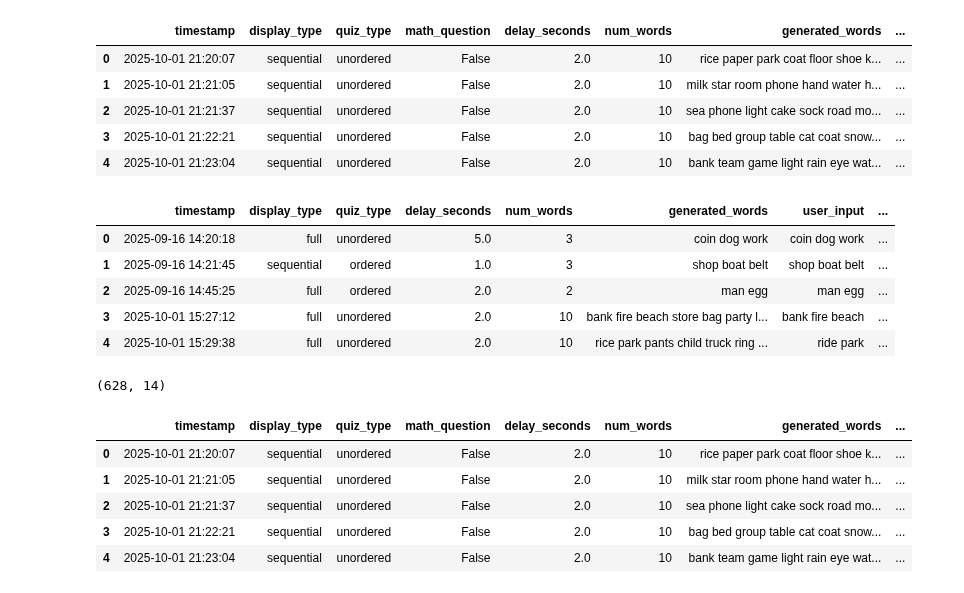
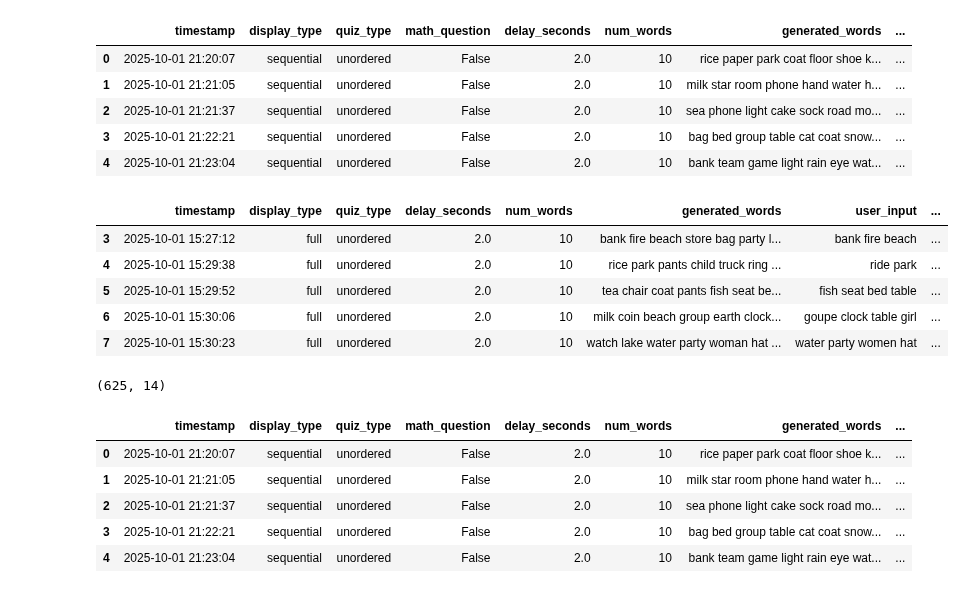
Before and after one commit to MagicBOTAlex/02464-experiments, a Jupyter notebook: HumanRecall/dataProcess.ipynb, the cells around one changed output. Drawn from its saved outputs; the diff is of its cells as text; code cells hidden in the pictures.

```diff
--- a/HumanRecall/dataProcess.ipynb
+++ b/HumanRecall/dataProcess.ipynb
@@ -136,30 +136,40 @@ df_zhen.head()
 # %%
 import numpy as np
 import pandas as pd
 
 def add_block_counter(df: pd.DataFrame, block=20, col="test", start=1):
     """Adds col where values increment by 1 every `block` rows: 1..2..3..."""
     if df is None or df.empty:
         return pd.DataFrame({col: pd.Series(dtype="Int64")})
     out = df.copy()
     out[col] = (np.arange(len(out)) // block) + start
     return out
 
+def removeUnexpectedNumOfWords(df: pd.DataFrame, num: int = 10):
+    out = df[df["num_words"] == num]
+    return out
+
+# Remove all where num of words is not 10
+df_zhen    = removeUnexpectedNumOfWords(df_zhen)
+df_alex    = removeUnexpectedNumOfWords(df_alex)
+df_laibah  = removeUnexpectedNumOfWords(df_laibah)
+df_kaitlyn = removeUnexpectedNumOfWords(df_kaitlyn)
+
+
 # Apply to each dataframe
 df_zhen    = add_block_counter(df_zhen,    block=20, col="test", start=1)
 df_alex    = add_block_counter(df_alex,    block=20, col="test", start=1)
 df_laibah  = add_block_counter(df_laibah,  block=20, col="test", start=1)
 df_kaitlyn = add_block_counter(df_kaitlyn, block=20, col="test", start=1)
 
-
 df_laibah.head()
 # %% [output]
 |  | timestamp | display_type | quiz_type | delay_seconds | num_words | generated_words | user_input | ... |
-| 0 | 2025-09-16 14:20:18 | full | unordered | 5.0 | 3 | coin dog work | coin dog work | ... |
-| 1 | 2025-09-16 14:21:45 | sequential | ordered | 1.0 | 3 | shop boat belt | shop boat belt | ... |
-| 2 | 2025-09-16 14:45:25 | full | ordered | 2.0 | 2 | man egg | man egg | ... |
 | 3 | 2025-10-01 15:27:12 | full | unordered | 2.0 | 10 | bank fire beach store bag party l... | bank fire beach | ... |
 | 4 | 2025-10-01 15:29:38 | full | unordered | 2.0 | 10 | rice park pants child truck ring ... | ride park | ... |
+| 5 | 2025-10-01 15:29:52 | full | unordered | 2.0 | 10 | tea chair coat pants fish seat be... | fish seat bed table | ... |
+| 6 | 2025-10-01 15:30:06 | full | unordered | 2.0 | 10 | milk coin beach group earth clock... | goupe clock table girl | ... |
+| 7 | 2025-10-01 15:30:23 | full | unordered | 2.0 | 10 | watch lake water party woman hat ... | water party women hat | ... |
 # %%
 import pandas as pd
 
@@ -174,7 +184,7 @@ df_all = pd.concat(
 print(df_all.shape)
 df_all.head()
 # %% [output]
-(628, 14)
+(625, 14)
 |  | timestamp | display_type | quiz_type | math_question | delay_seconds | num_words | generated_words | ... |
 | 0 | 2025-10-01 21:20:07 | sequential | unordered | False | 2.0 | 10 | rice paper park coat floor shoe k... | ... |
 | 1 | 2025-10-01 21:21:05 | sequential | unordered | False | 2.0 | 10 | milk star room phone hand water h... | ... |
```
Also changed, not shown: parts of 11 cells of this notebook.
